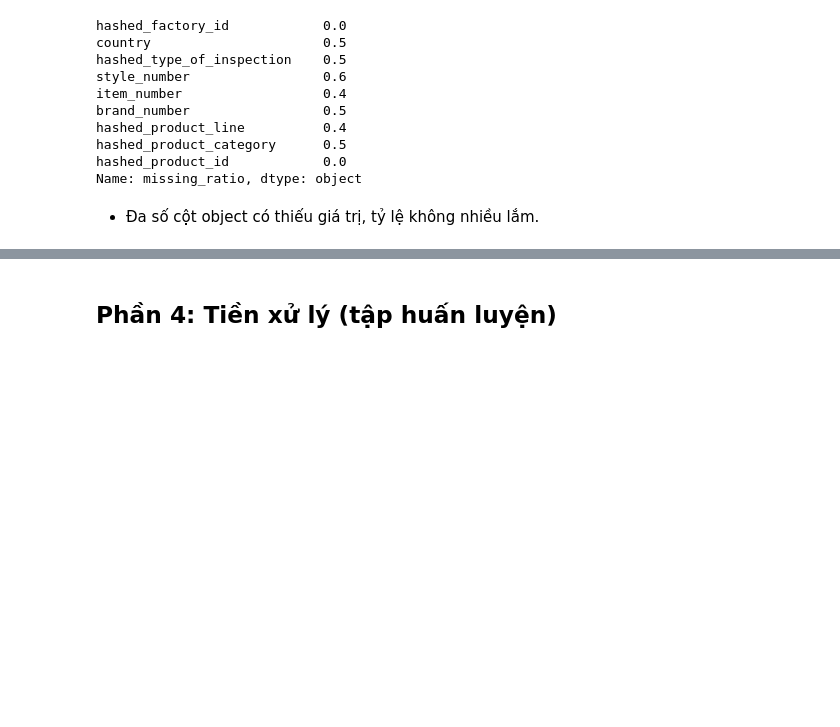
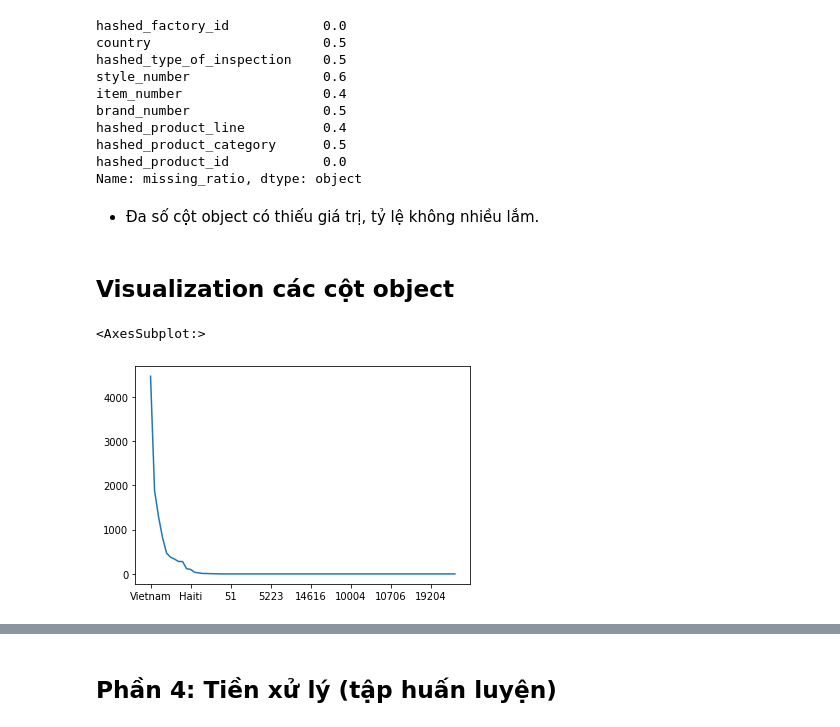
Before and after one commit to trucnguyen13/Product_Quality_Check, a Jupyter notebook: final_fpt.ipynb, the cells around one changed output, grey strips where cells are left out. Drawn from its saved outputs; the diff is of its cells as text; code cells hidden in the pictures; blank space fills up the shorter version.

```diff
--- a/final_fpt.ipynb
+++ b/final_fpt.ipynb
@@ -249,3 +250,10 @@ hashed_product_id            0.0
 Name: missing_ratio, dtype: object
 # %% [markdown]
 - Đa số cột object có thiếu giá trị, tỷ lệ không nhiều lắm.
+# %% [markdown]
+## Visualization các cột object
+# %%
+X_df['country'].value_counts().plot()
+# %% [output]
+<AxesSubplot:>
+[figure, added]
```
Also changed, not shown: parts of 13 cells of this notebook.
